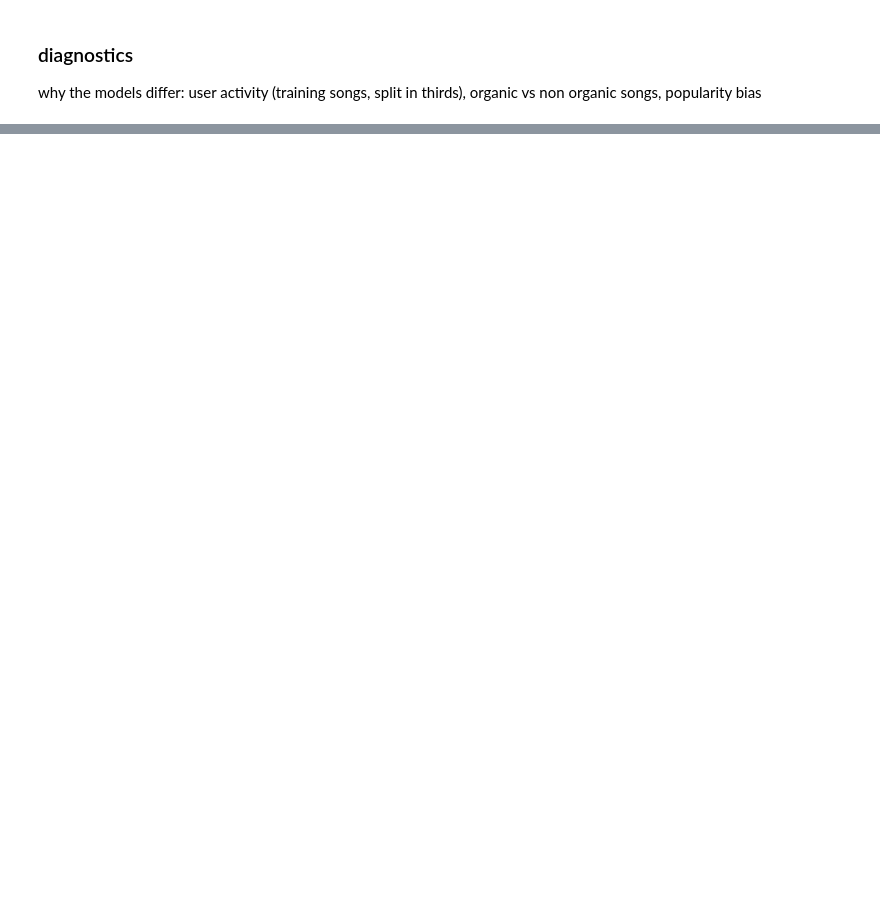
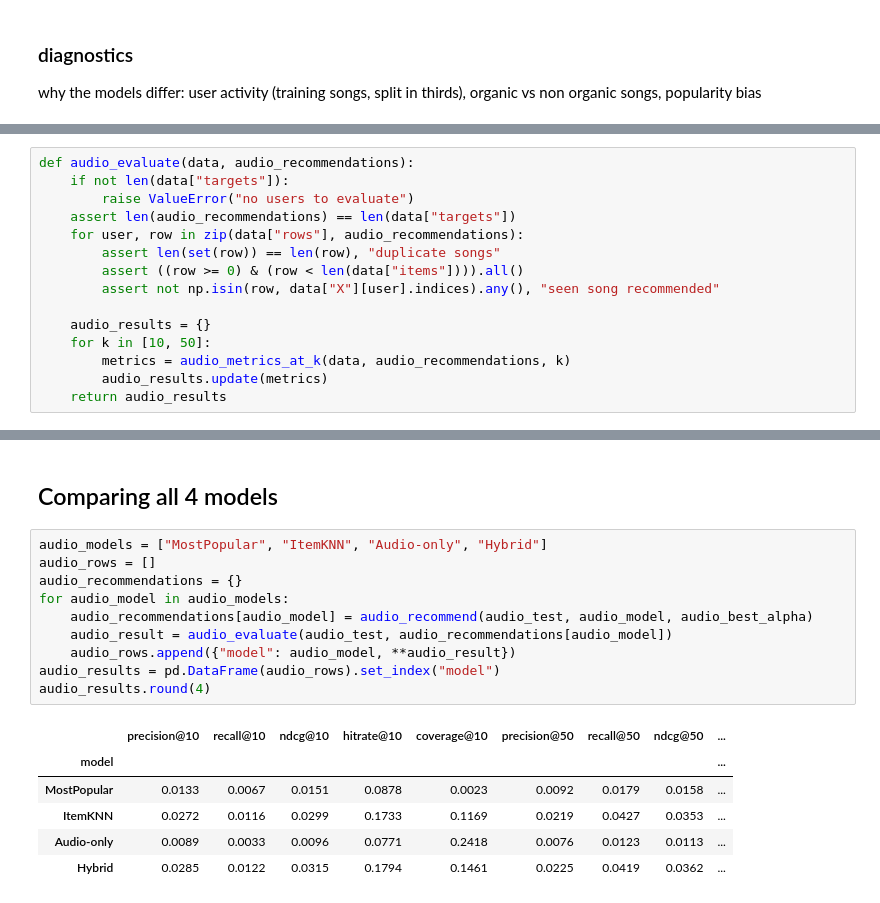
Before and after one commit to SMK-BTW/Twenty, a Jupyter notebook: Machine_Learning_Project.ipynb, the cells around one changed output, grey strips where cells are left out. Cells and saved outputs as stored; diff of their text form; blank space fills up the shorter version.

```diff
--- a/Machine_Learning_Project.ipynb
+++ b/Machine_Learning_Project.ipynb
@@ -431,0 +603,15 @@ heavy   993  6255
+# %%
+def audio_evaluate(data, audio_recommendations):
+    if not len(data["targets"]):
+        raise ValueError("no users to evaluate")
+    assert len(audio_recommendations) == len(data["targets"])
+    for user, row in zip(data["rows"], audio_recommendations):
+        assert len(set(row)) == len(row), "duplicate songs"
+        assert ((row >= 0) & (row < len(data["items"]))).all()
+        assert not np.isin(row, data["X"][user].indices).any(), "seen song recommended"
+
+    audio_results = {}
+    for k in [10, 50]:
+        metrics = audio_metrics_at_k(data, audio_recommendations, k)
+        audio_results.update(metrics)
+    return audio_results
@@ -431,0 +641,19 @@ heavy   993  6255
+# %% [markdown]
+## Comparing all 4 models
+# %%
+audio_models = ["MostPopular", "ItemKNN", "Audio-only", "Hybrid"]
+audio_rows = []
+audio_recommendations = {}
+for audio_model in audio_models:
+    audio_recommendations[audio_model] = audio_recommend(audio_test, audio_model, audio_best_alpha)
+    audio_result = audio_evaluate(audio_test, audio_recommendations[audio_model])
+    audio_rows.append({"model": audio_model, **audio_result})
+audio_results = pd.DataFrame(audio_rows).set_index("model")
+audio_results.round(4)
+# %% [output]
+|  | precision@10 | recall@10 | ndcg@10 | hitrate@10 | coverage@10 | precision@50 | recall@50 | ndcg@50 | ... |
+| model |  |  |  |  |  |  |  |  | ... |
+| MostPopular | 0.0133 | 0.0067 | 0.0151 | 0.0878 | 0.0023 | 0.0092 | 0.0179 | 0.0158 | ... |
+| ItemKNN | 0.0272 | 0.0116 | 0.0299 | 0.1733 | 0.1169 | 0.0219 | 0.0427 | 0.0353 | ... |
+| Audio-only | 0.0089 | 0.0033 | 0.0096 | 0.0771 | 0.2418 | 0.0076 | 0.0123 | 0.0113 | ... |
+| Hybrid | 0.0285 | 0.0122 | 0.0315 | 0.1794 | 0.1461 | 0.0225 | 0.0419 | 0.0362 | ... |
```
Also changed, not shown: parts of 41 cells of this notebook, 2 other files.
